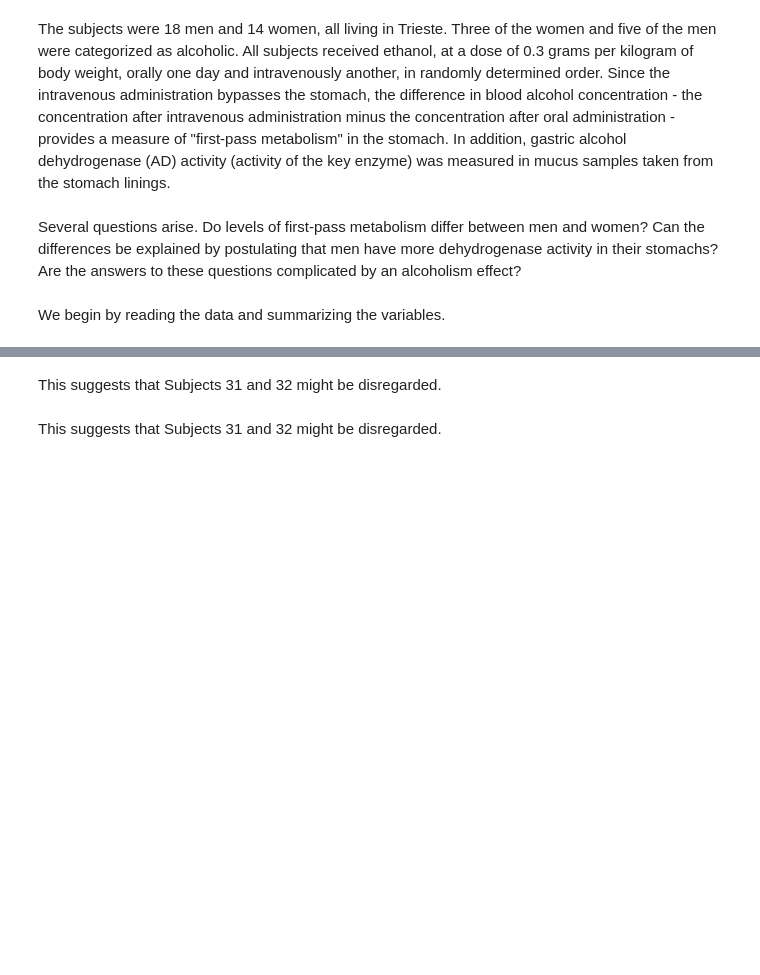
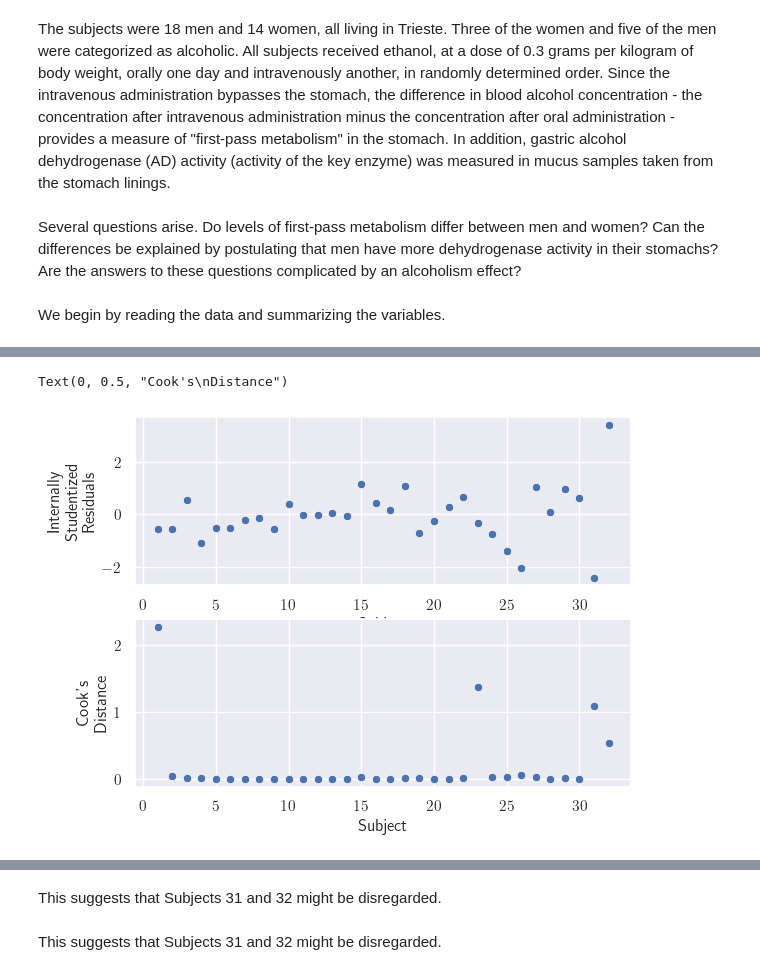
Before and after one commit to quintusdias/sleuth3, a Jupyter notebook: ch11/case1101.ipynb, the cells around one changed output, grey strips where cells are left out. Drawn from its saved outputs; the diff is of its cells as text; code cells hidden in the pictures; blank space fills up the shorter version.

```diff
--- a/ch11/case1101.ipynb
+++ b/ch11/case1101.ipynb
@@ -52,10 +134,13 @@ df[results.fittedvalues > 6]
 # %%
-infl = model_fit.get_influence()
+infl = results.get_influence()
 infldf = infl.summary_frame()
 fig, axes = plt.subplots(nrows=2, ncols=1)
-sns.scatterplot(df.Subject, infldf['standard_resid'], ax=axes[0])
+sns.scatterplot(x=df.Subject, y=infldf['standard_resid'], ax=axes[0])
 axes[0].set_ylabel('Internally\nStudentized\nResiduals')
-sns.scatterplot(df.Subject, infldf['cooks_d'], ax=axes[1])
+sns.scatterplot(x=df.Subject, y=infldf['cooks_d'], ax=axes[1])
 axes[1].set_ylabel("Cook's\nDistance")
+# %% [output]
+Text(0, 0.5, "Cook's\nDistance")
+[figure, added]
 # %%
 infl.plot_influence()
```
Also changed, not shown: parts of 14 cells of this notebook, 1 other file.
